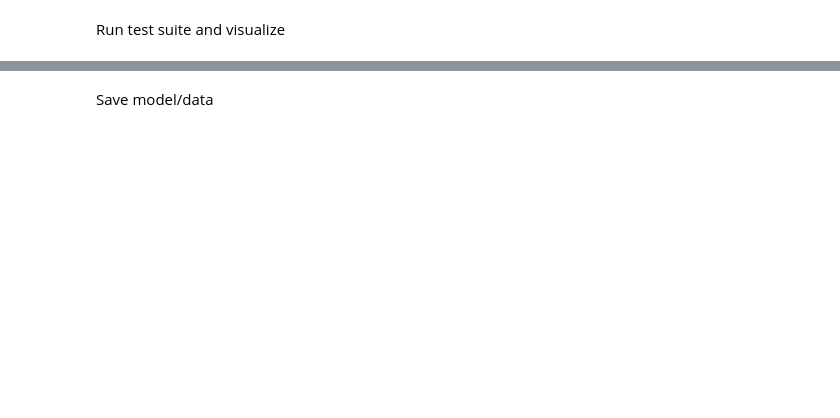
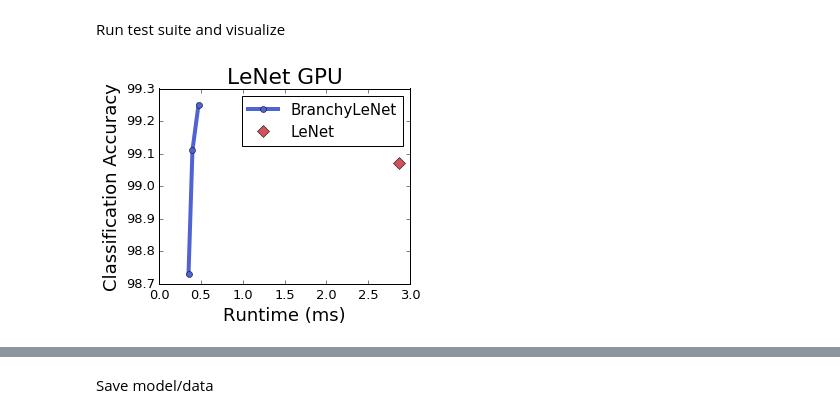
Before and after one commit to kunglab/branchynet, a Jupyter notebook: experiment_lenet_mnist.ipynb, the cells around one changed output, grey strips where cells are left out. Cells and saved outputs as stored; diff of their text form; code cells hidden in the pictures; blank space fills up the shorter version.

```diff
--- a/experiment_lenet_mnist.ipynb
+++ b/experiment_lenet_mnist.ipynb
@@ -27,7 +27,7 @@ Settings
 # %%
 TRAIN_BATCHSIZE = 512
 TEST_BATCHSIZE = 1
-TRAIN_NUM_EPOCHS = 50
+TRAIN_NUM_EPOCHS = 100
 # %% [markdown]
 Train Main Network
 # %%
@@ -77,9 +81,11 @@ g_ts, g_accs, g_diffs, g_exits = utils.screen_branchy(branchyNet, x_test, y_test
 #convert to ms
 g_diffs *= 1000.
 # %%
-visualize.plot_line_tradeoff(g_accs, g_diffs, g_ts, g_exits, g_baseacc, g_basediff, all_samples=False, inc_amt=-0.0001000,
+visualize.plot_line_tradeoff(g_accs, g_diffs, g_ts, g_exits, g_baseacc, g_basediff, all_samples=False, inc_amt=-0.0001,
                              our_label='BranchyLeNet', orig_label='LeNet', xlabel='Runtime (ms)',
                              title='LeNet GPU', output_path='_figs/lenet_gpu.pdf')
+# %% [output]
+[figure, added]
 # %%
 #CPU
 branchyNet.to_cpu()
```
Also changed, not shown: parts of 11 cells of this notebook, 4 other files.
